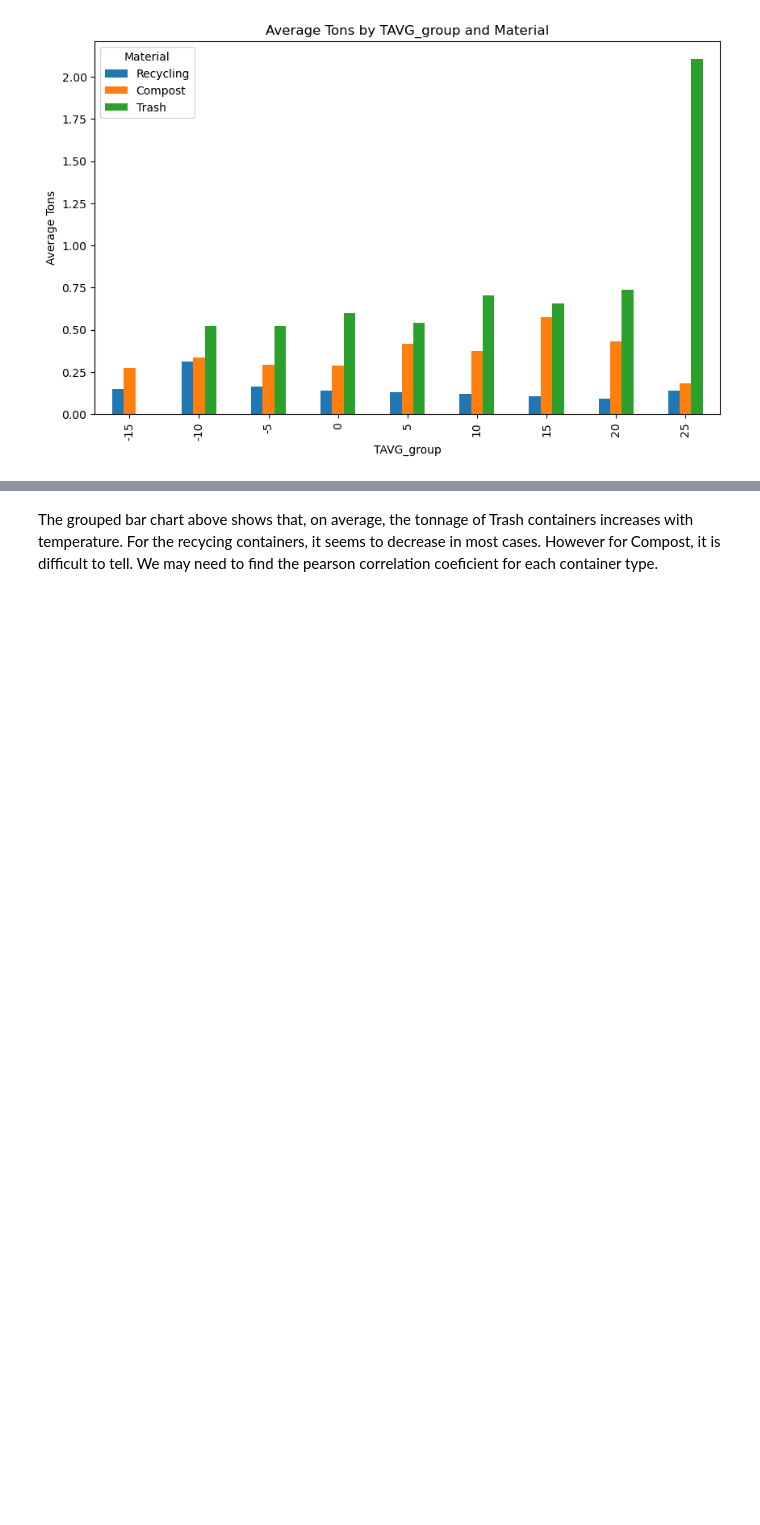
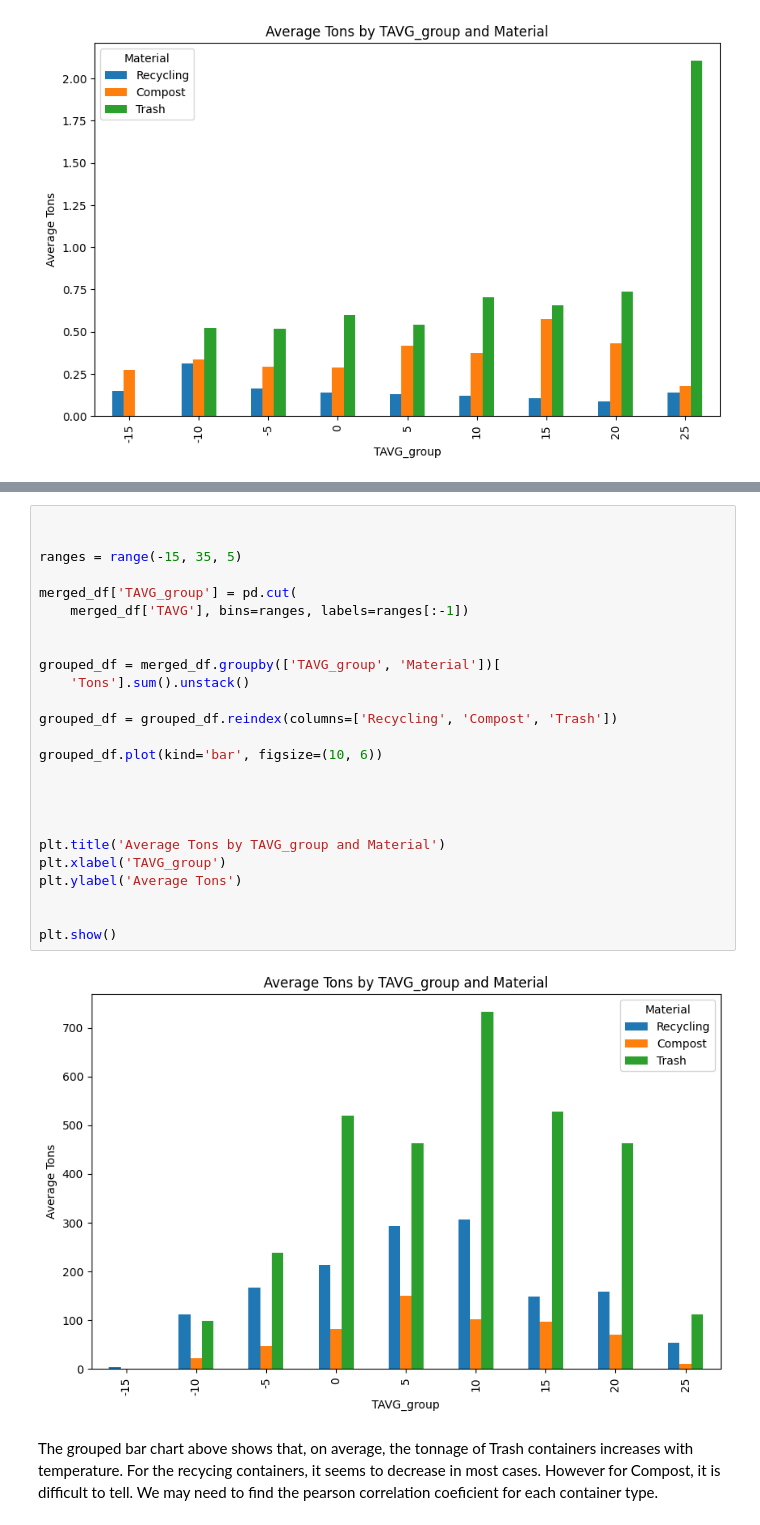
Before and after one commit to BU-Spark/ds-bu-sustainability-waste, a Jupyter notebook: spring23-team-1/data/BU-Waste-Analysis-1.ipynb, the cells around one changed output, grey strips where cells are left out. Drawn from its saved outputs; the diff is of its cells as text; blank space fills up the shorter version.

```diff
--- a/spring23-team-1/data/BU-Waste-Analysis-1.ipynb
+++ b/spring23-team-1/data/BU-Waste-Analysis-1.ipynb
@@ -243,3 +254,30 @@ plt.show()
+# %%
+
+
+ranges = range(-15, 35, 5)
+
+merged_df['TAVG_group'] = pd.cut(
+    merged_df['TAVG'], bins=ranges, labels=ranges[:-1])
+
+
+grouped_df = merged_df.groupby(['TAVG_group', 'Material'])[
+    'Tons'].sum().unstack()
+
+grouped_df = grouped_df.reindex(columns=['Recycling', 'Compost', 'Trash'])
+
+grouped_df.plot(kind='bar', figsize=(10, 6))
+
+
+
+
+plt.title('Average Tons by TAVG_group and Material')
+plt.xlabel('TAVG_group')
+plt.ylabel('Average Tons')
+
+
+plt.show()
+# %% [output]
+[figure, added]
 # %% [markdown]
 The grouped bar chart above shows that, on average, the tonnage of Trash containers increases with temperature. For the recycing containers, it seems to decrease in most cases. However for Compost, it is difficult to tell. We may need to find the pearson correlation coeficient for each container type.
 # %%
```
Also changed, not shown: parts of 52 cells of this notebook, 7 other files.
